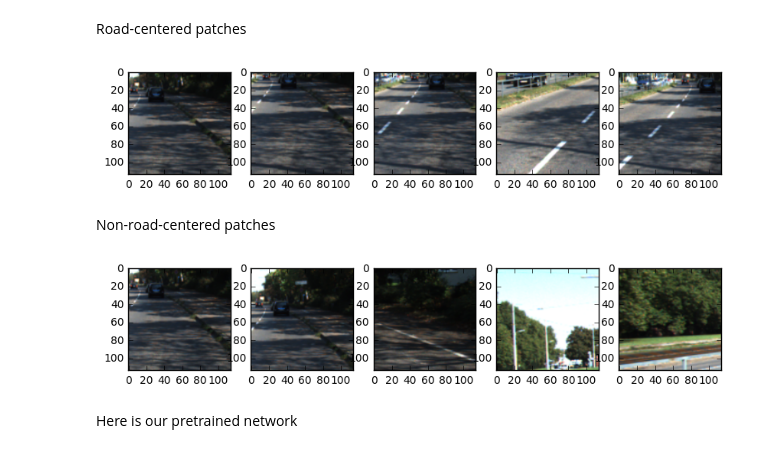
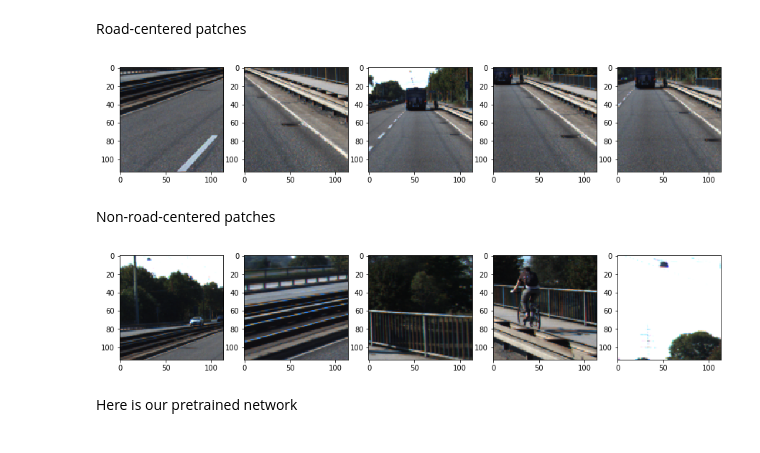
Before and after one commit to yandexdataschool/Practical_DL, a Jupyter notebook: week05_dense_prediction/seminar_dense_prediction.ipynb, the cells around one changed output. Saved outputs shown, nothing was run; the diff lists cells and outputs as text; code cells hidden in the pictures.

```diff
--- a/week05_dense_prediction/seminar_dense_prediction.ipynb
+++ b/week05_dense_prediction/seminar_dense_prediction.ipynb
@@ -42,11 +44,13 @@ model2.npz          100%[===================>]  21,35M  6,37MB/s    in 3,5s
 # %%
 def read_image(img_name, gt_name=None):
     IMG_HEIGHT = 256
-    im = sp.misc.imread(img_name)
-    im = sp.misc.imresize(im, IMG_HEIGHT * 1. / im.shape[0])
+    im = skimage.io.imread(img_name)
+    im = skimage.transform.rescale(im, IMG_HEIGHT * 1. / im.shape[0], multichannel=True)
+    im = skimage.img_as_ubyte(im)
     if gt_name is not None:
-        gt = (sp.misc.imread(gt_name)[:,:,-1]==255).astype(np.uint8)
-        gt = sp.misc.imresize(gt, IMG_HEIGHT * 1. / gt.shape[0], 'nearest')
+        gt = (skimage.io.imread(gt_name)[:,:,-1]==255).astype(np.uint8)
+        gt = skimage.transform.rescale(gt, IMG_HEIGHT * 1. / gt.shape[0], order=0, multichannel=False)
+        gt = skimage.img_as_ubyte(gt)
         return im, gt
     return im
 def make_blending(img, labels, alpha=0.5):
@@ -55,7 +59,7 @@ def make_blending(img, labels, alpha=0.5):
 # %%
 plt.figure(figsize=(12,5))
 plt.subplot(3,1,1)
-im, gt = read_image('./um_000015.png', './um_road_000015.png')
+im, gt = read_image('./um_000081.png', './um_road_000081.png')
 plt.imshow(im)
 plt.title('Source image')
 plt.xticks([]); plt.yticks([])
@@ -64,10 +68,9 @@ plt.imshow(make_blending(im, gt))
 plt.title('Ground truth')
 plt.xticks([]); plt.yticks([])
 plt.subplot(3,1,3)
-pred = sp.misc.imread('./um_000015-pred.png')
+pred = skimage.io.imread('./um_000081-pred.png')
 plt.imshow(pred)
 plt.title('Expected prediction')
 plt.xticks([]); plt.yticks([])
-#plt.tight_layout()
 # %% [output]
 ([], <a list of 0 Text yticklabel objects>)
@@ -110,21 +113,21 @@ patches, labels = extract_patches(im, gt, 32,32, patch_size=114)
 # %% [markdown]
 Road-centered patches
 # %%
-plt.figure(figsize=(10,3))
+plt.figure(figsize=(15,3))
 for i in range(5):
     plt.subplot(1,5,i+1)
     plt.imshow(patches[i])
 # %% [output]
-[figure, old version]
+[figure, new version]
 # %% [markdown]
 Non-road-centered patches
 # %%
-plt.figure(figsize=(10,3))
-for i in range(5):
-    plt.subplot(1,5,i+1)
+plt.figure(figsize=(15,3))
+for i in range(1,6):
+    plt.subplot(1,5,i)
     plt.imshow(patches[-i])
 # %% [output]
-[figure, old version]
+[figure, new version]
 # %% [markdown]
 Here is our pretrained network
 # %%
```
Also changed, not shown: parts of 5 cells of this notebook.
